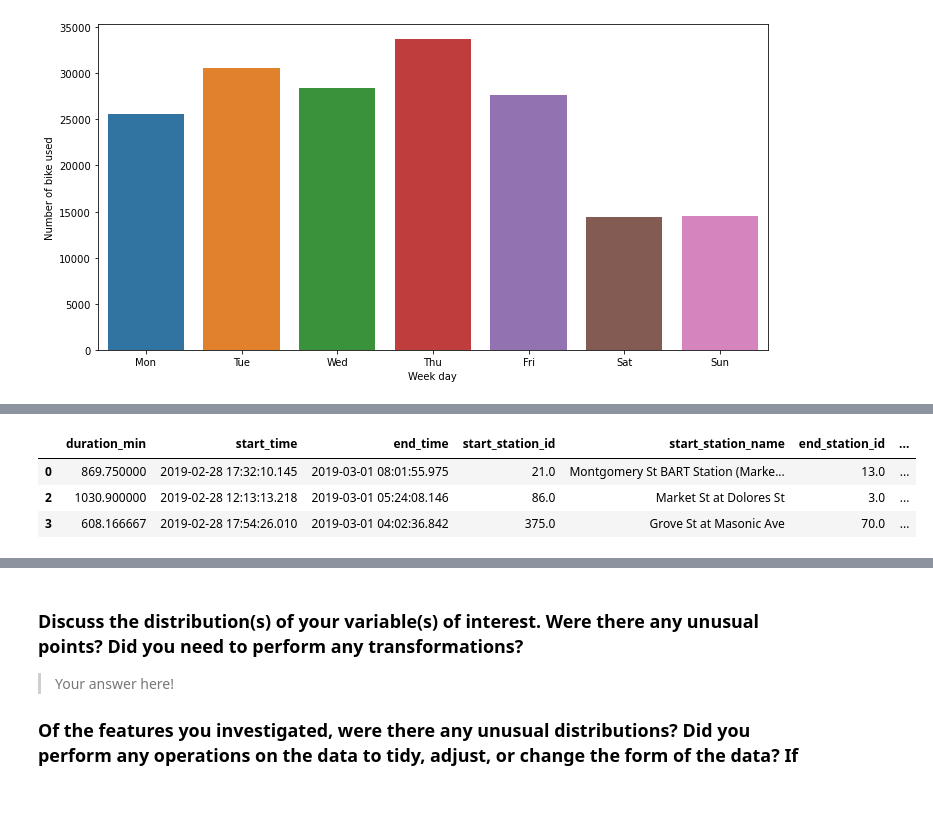
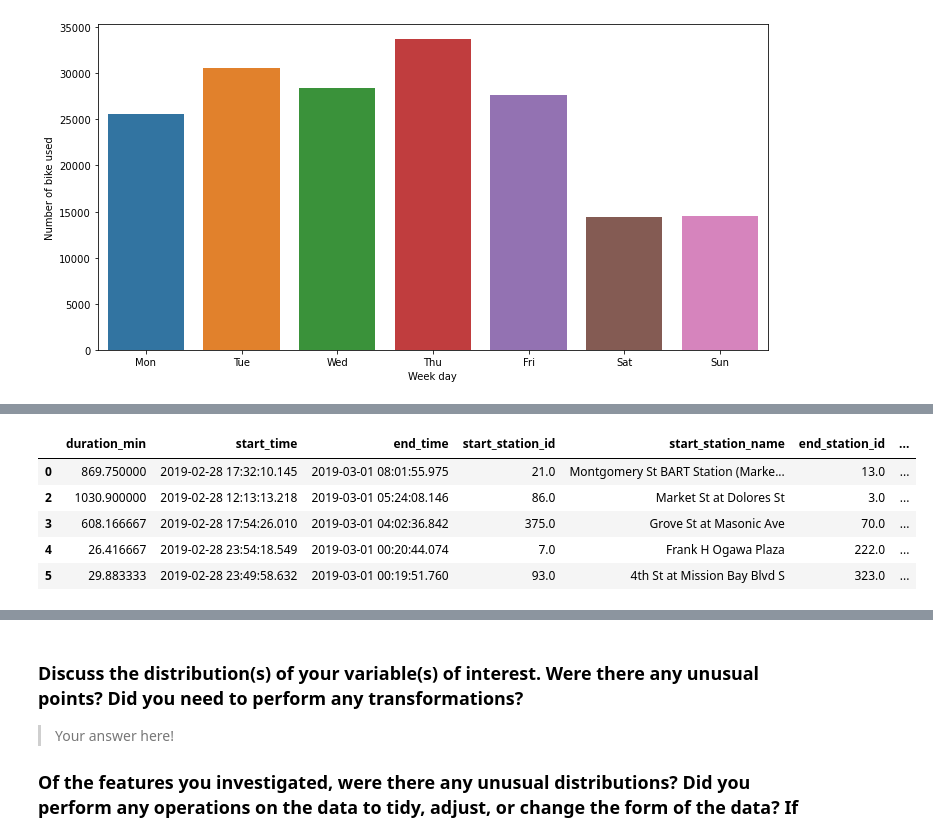
Before and after one commit to Theabdelkader/Communicate-Data-Findings-Ford-GoBike-System, a Jupyter notebook: exploration_template.ipynb, the cells around one changed output, grey strips where cells are left out. Saved outputs shown, nothing was run; the diff lists cells and outputs as text; code cells hidden in the pictures; blank space fills up the shorter version.

```diff
--- a/exploration_template.ipynb
+++ b/exploration_template.ipynb
@@ -347,7 +356,9 @@ plt.ylabel('Number of bike used');
 # %%
-df.head(3)
+df.head()
 # %% [output]
 |  | duration_min | start_time | end_time | start_station_id | start_station_name | end_station_id | ... |
 | 0 | 869.750000 | 2019-02-28 17:32:10.145 | 2019-03-01 08:01:55.975 | 21.0 | Montgomery St BART Station (Marke... | 13.0 | ... |
 | 2 | 1030.900000 | 2019-02-28 12:13:13.218 | 2019-03-01 05:24:08.146 | 86.0 | Market St at Dolores St | 3.0 | ... |
 | 3 | 608.166667 | 2019-02-28 17:54:26.010 | 2019-03-01 04:02:36.842 | 375.0 | Grove St at Masonic Ave | 70.0 | ... |
+| 4 | 26.416667 | 2019-02-28 23:54:18.549 | 2019-03-01 00:20:44.074 | 7.0 | Frank H Ogawa Plaza | 222.0 | ... |
+| 5 | 29.883333 | 2019-02-28 23:49:58.632 | 2019-03-01 00:19:51.760 | 93.0 | 4th St at Mission Bay Blvd S | 323.0 | ... |
```
Also changed, not shown: parts of 3 cells of this notebook.
